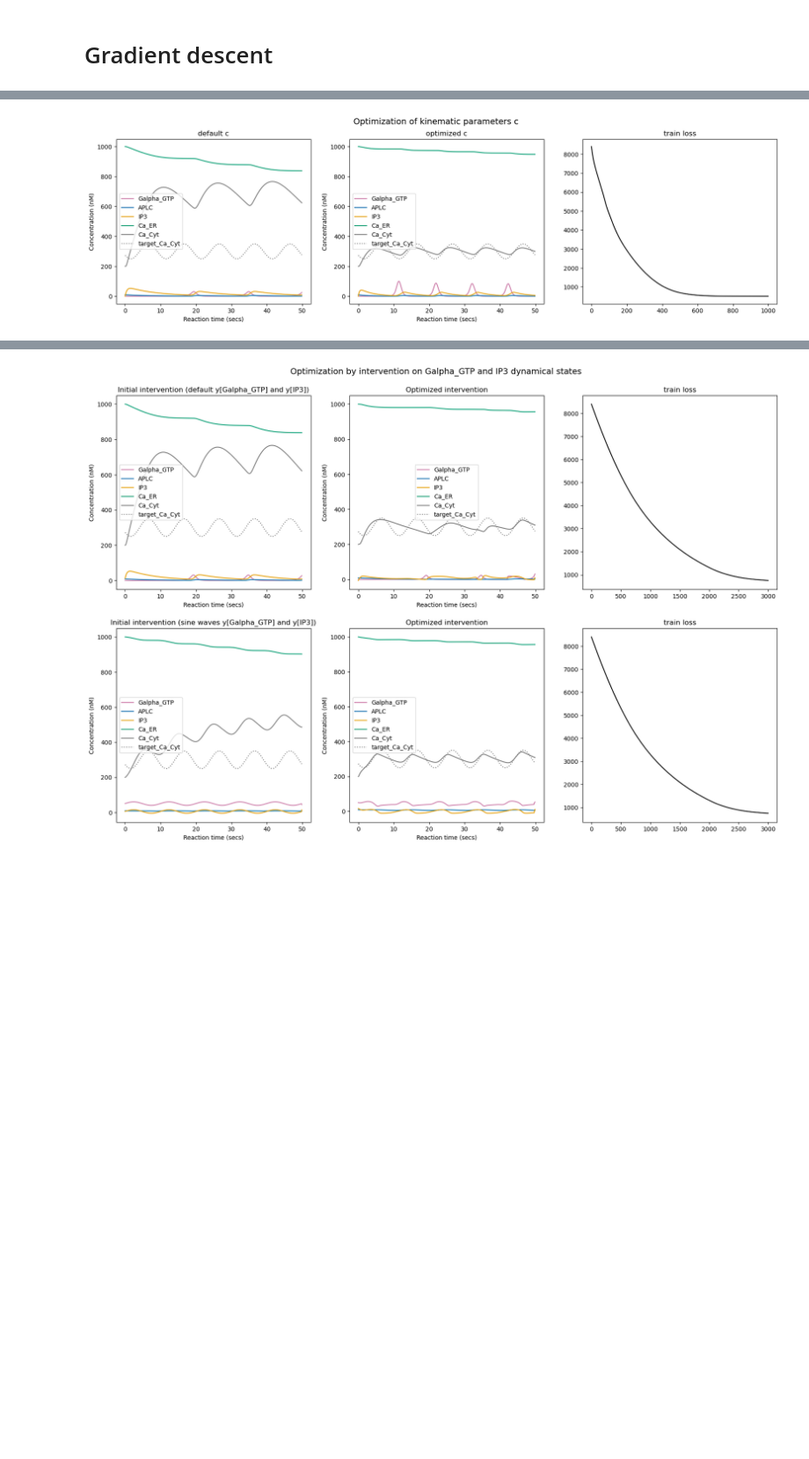
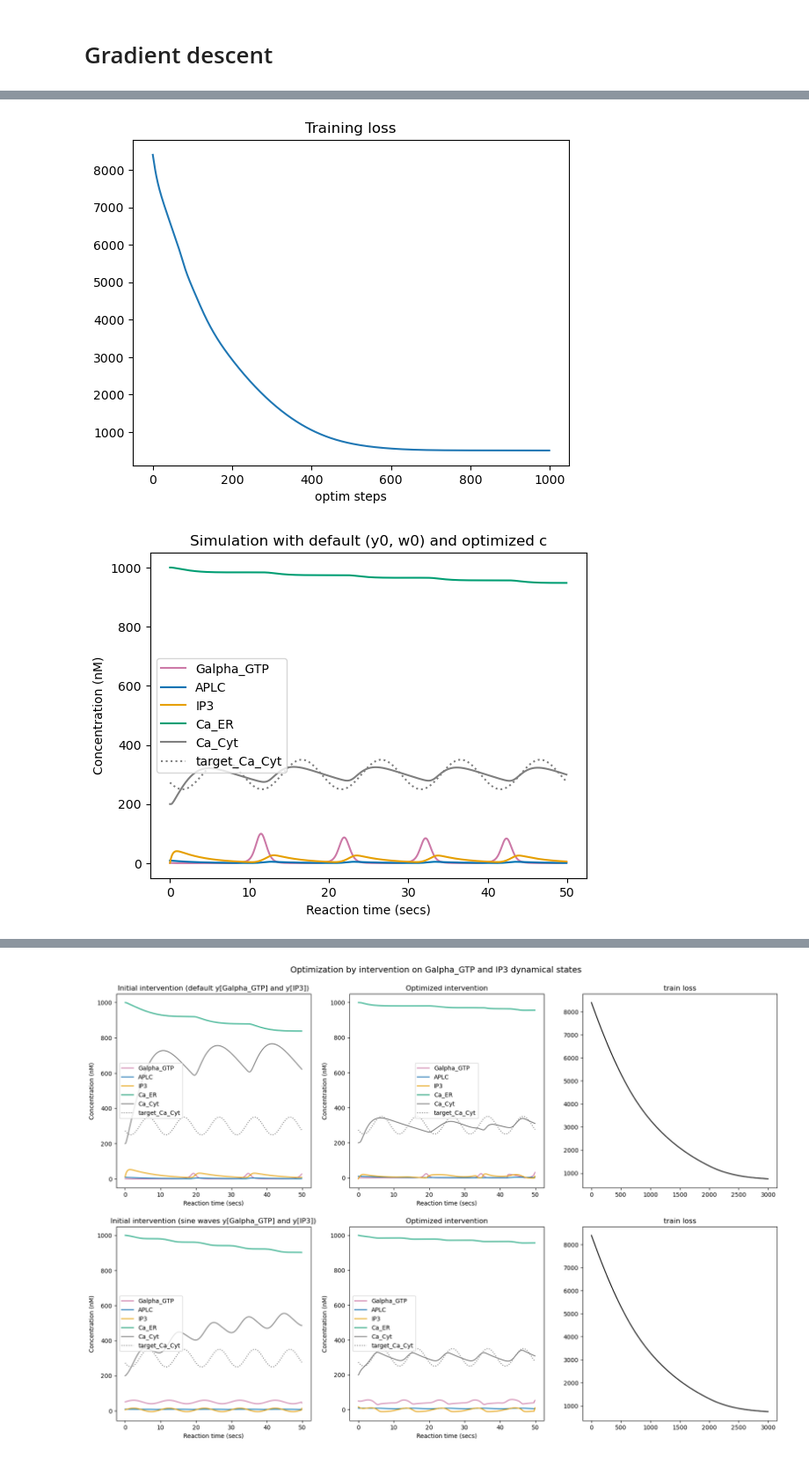
Before and after one commit to flowersteam/sbmltoodejax, a Jupyter notebook: docs/source/tutorials/gradient_descent.ipynb, the cells around one changed output, grey strips where cells are left out. Shown at 88% size. Drawn from its saved outputs; the diff is of its cells as text; code cells hidden in the pictures; blank space fills up the shorter version.

```diff
--- a/docs/source/tutorials/gradient_descent.ipynb
+++ b/docs/source/tutorials/gradient_descent.ipynb
@@ -88,14 +85,0 @@ plt.show()
-# %%
-@jit
-def grad_loss(c, model):
-    ys, ws, ts = model(n_steps, y0, w0, c, t0)
-    loss = jnp.sqrt(jnp.square(ys[y_indexes["Ca_Cyt"]] - target_Ca_Cyt).sum())
-    return loss
-
-
-@jit
-def make_step(c, model, opt_state):
-    loss, grads = value_and_grad(grad_loss)(c, model)
-    updates, opt_state = optim.update(grads, opt_state)
-    c = optax.apply_updates(c, updates)
-    return loss, c, opt_state
@@ -116,24 +118,23 @@ ys, ws, ts = model(n_steps, y0, w0, c, t0)
 # %%
-fig, ax = plt.subplots(1, 3, figsize=(20,5))
+# Plot train loss
+plt.figure()
+plt.plot(train_loss)
+plt.xlabel("optim steps")
+plt.title("Training loss")
+plt.show()
 
+# Plot simulation results with optimized c
+ys, ws, ts = model(n_steps, y0, w0, c)
+
+plt.figure()
 for y_label, y_idx in y_indexes.items():
-    ax[0].plot(ts, default_ys[y_idx], label=y_label, color=default_colors[y_idx])
-    ax[1].plot(ts, ys[y_idx], label=y_label, color=default_colors[y_idx])
-
-for i in range(2):
-    ax[i].plot(ts, target_Ca_Cyt, label="target_Ca_Cyt", linestyle=":", color=default_colors[y_indexes["Ca_Cyt"]])
-    ax[i].set_xlabel("Reaction time (secs)")
-    ax[i].set_ylabel("Concentration (nM)")
-    ax[i].legend()
-
-ax[2].plot(train_loss, color=default_colors[-1])
-
-ax[0].set_title("default c")
-ax[1].set_title("optimized c")
-ax[2].set_title("train loss")
-
-fig.suptitle("Optimization of kinematic parameters c", fontsize=14)
-
+    plt.plot(ts, ys[y_idx], label=y_label, color=default_colors[y_idx])
+plt.plot(ts, target_Ca_Cyt, label="target_Ca_Cyt", linestyle=":", color=default_colors[y_indexes["Ca_Cyt"]])
+plt.xlabel("Reaction time (secs)")
+plt.ylabel("Concentration (nM)")
+plt.legend()
+plt.title("Simulation with default (y0, w0) and optimized c")
 plt.show()
 # %% [output]
-[figure, old version]
+[figure, new version]
+[figure, added]
```
Also changed, not shown: parts of 30 cells of this notebook, 11 other files.
